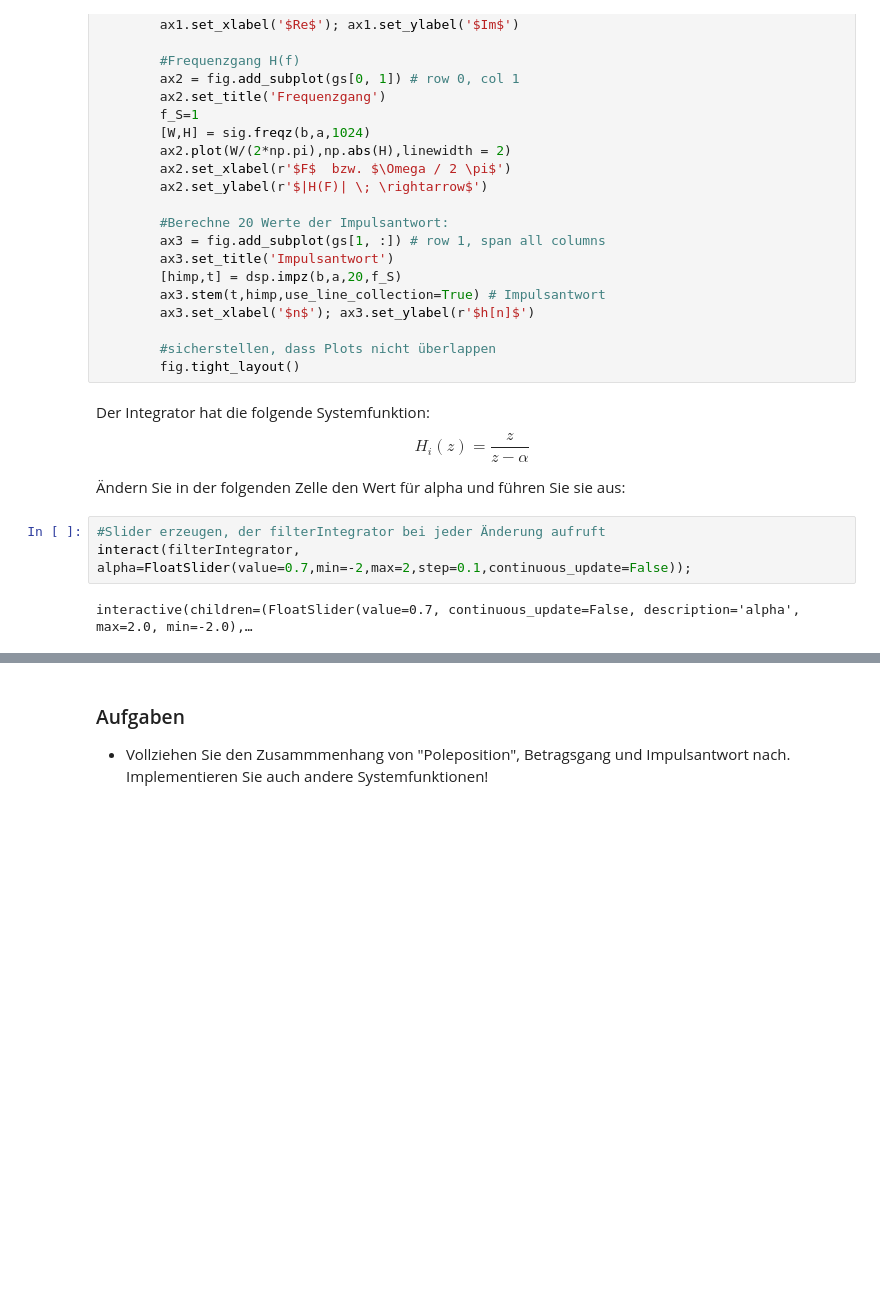
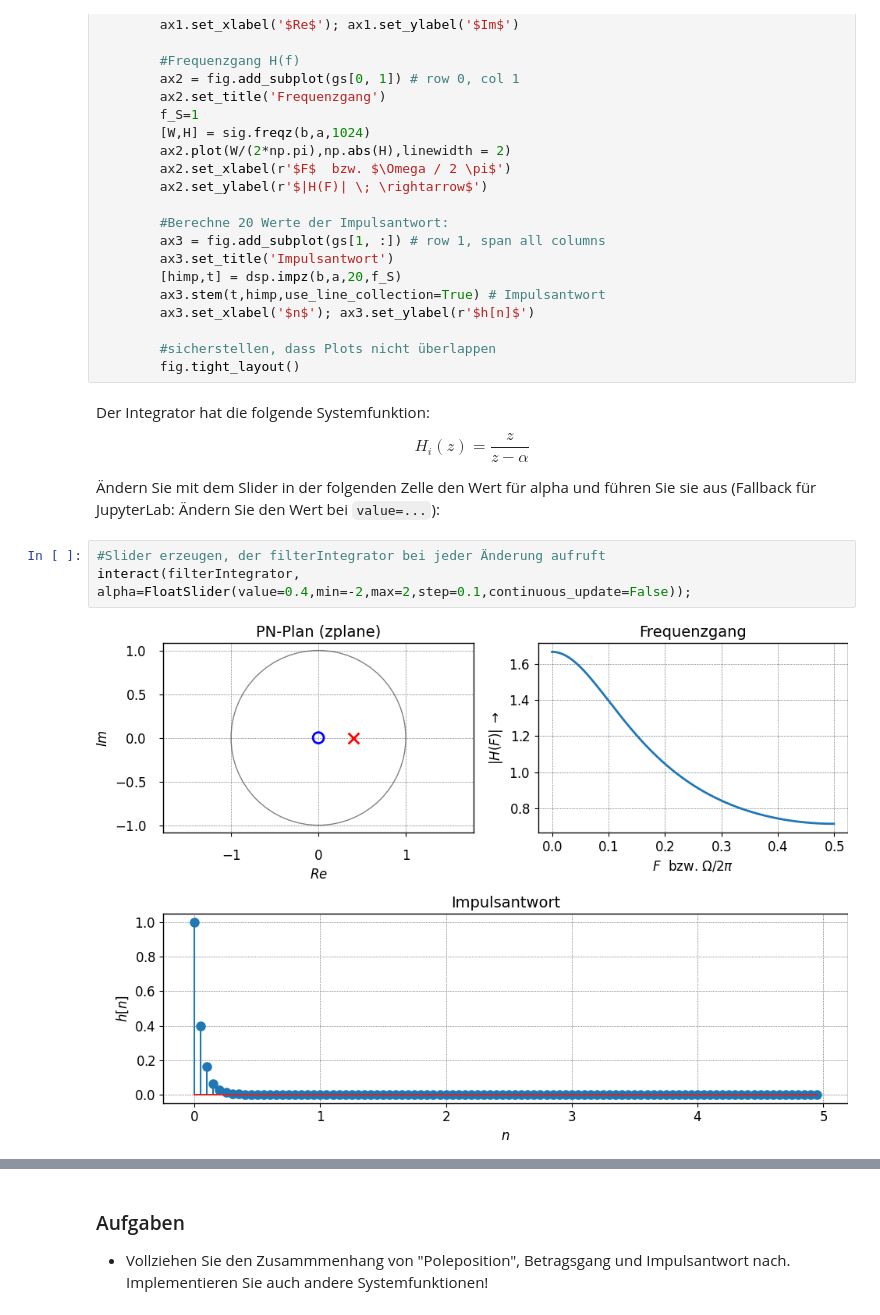
Before and after one commit to chipmuenk/dsp, a Jupyter notebook: notebooks/02_LTF/LTF-Integrator.ipynb, the cells around one changed output, grey strips where cells are left out. Cells and saved outputs as stored; diff of their text form; blank space fills up the shorter version.

```diff
--- a/notebooks/02_LTF/LTF-Integrator.ipynb
+++ b/notebooks/02_LTF/LTF-Integrator.ipynb
@@ -61,9 +65,9 @@ def filterIntegrator(alpha=0):
 Der Integrator hat die folgende Systemfunktion:
 $$H_i(z) = \frac{z}{z - \alpha} $$
 
-Ändern Sie in der folgenden Zelle den Wert für alpha und führen Sie sie aus:
+Ändern Sie mit dem Slider in der folgenden Zelle den Wert für alpha und führen Sie sie aus (Fallback für JupyterLab: Ändern Sie den Wert bei `value=...`):
 # %%
 #Slider erzeugen, der filterIntegrator bei jeder Änderung aufruft
-interact(filterIntegrator, alpha=FloatSlider(value=0.7,min=-2,max=2,step=0.1,continuous_update=False));
+interact(filterIntegrator, alpha=FloatSlider(value=0.4,min=-2,max=2,step=0.1,continuous_update=False));
 # %% [output]
-interactive(children=(FloatSlider(value=0.7, continuous_update=False, description='alpha', max=2.0, min=-2.0),…
+[figure, added]
```
Also changed, not shown: parts of 2 cells of this notebook, 5 other files.
